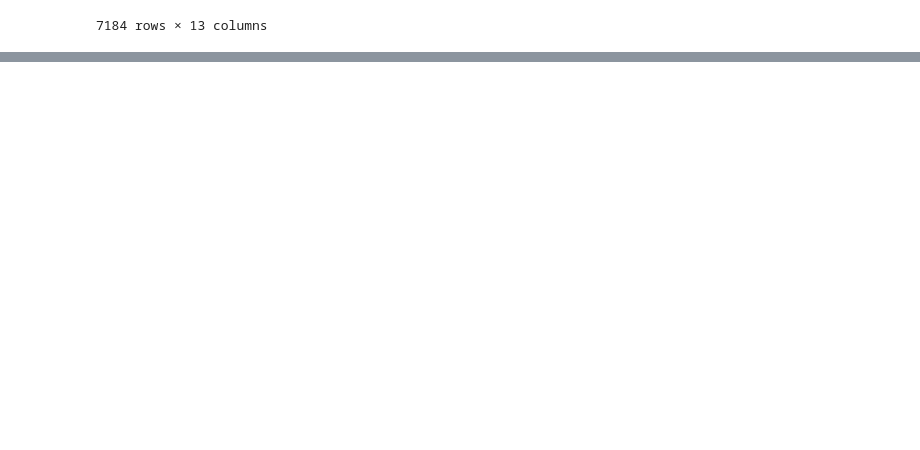
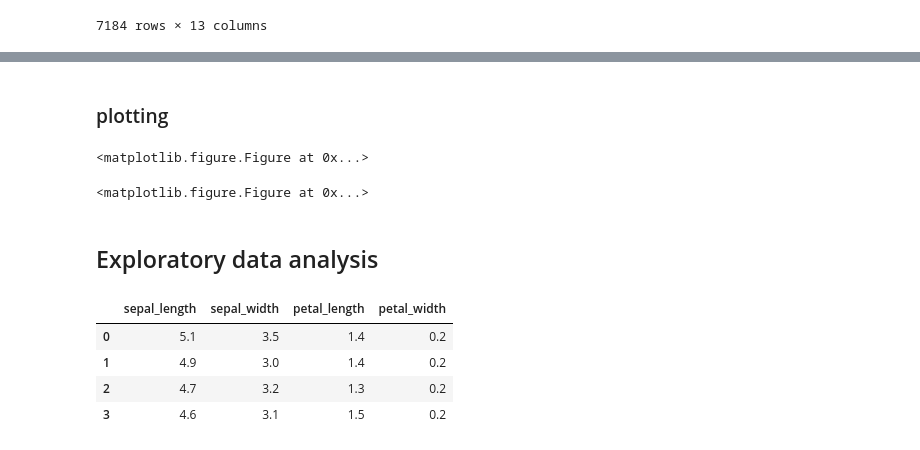
Before and after one commit to xenakas/py_projects, a Jupyter notebook: pandas.ipynb, the cells around one changed output, grey strips where cells are left out. Saved outputs shown, nothing was run; the diff lists cells and outputs as text; code cells hidden in the pictures; blank space fills up the shorter version.

```diff
--- a/pandas.ipynb
+++ b/pandas.ipynb
@@ -61,0 +130,19 @@ np_vals has type <class 'numpy.ndarray'>
+# %% [markdown]
+### plotting
+# %%
+import matplotlib.pyplot as plt
+
+df_airport[['Latitude' , 'Longitude'  ]].plot()
+#plt.yscale('log')
+plt.savefig('df.png') #.jpg, .pdf
+plt.show()
+
+df_airport.plot(subplots=True)
+#plt.yscale('log')
+plt.savefig('df.png') #.jpg, .pdf
+plt.show()
+# %% [output]
+<matplotlib.figure.Figure at 0x...>
+<matplotlib.figure.Figure at 0x...>
+# %% [markdown]
+## Exploratory data analysis
@@ -61,0 +153,12 @@ np_vals has type <class 'numpy.ndarray'>
+# %%
+df_iris = pd.DataFrame(iris.data)
+
+df_iris.columns = ['sepal_length', 'sepal_width', 'petal_length', 'petal_width']
+
+df_iris.head(4)
+# %% [output]
+|  | sepal_length | sepal_width | petal_length | petal_width |
+| 0 | 5.1 | 3.5 | 1.4 | 0.2 |
+| 1 | 4.9 | 3.0 | 1.4 | 0.2 |
+| 2 | 4.7 | 3.2 | 1.3 | 0.2 |
+| 3 | 4.6 | 3.1 | 1.5 | 0.2 |
```
Also changed, not shown: parts of 12 cells of this notebook.
